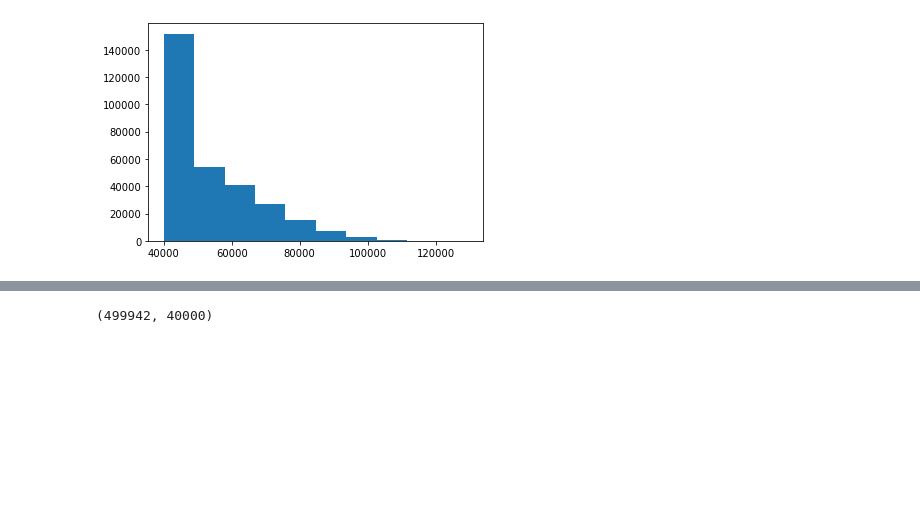
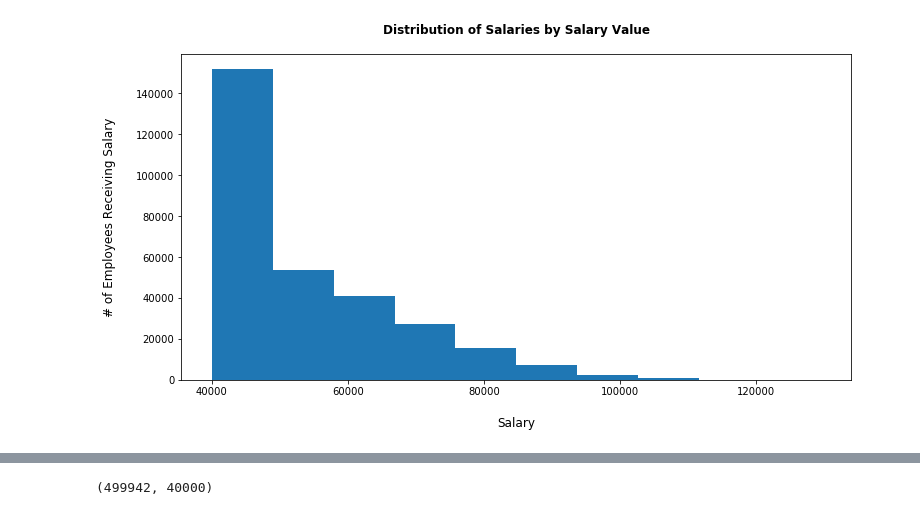
Before and after one commit to troypramsey/sql-challenge, a Jupyter notebook: EmployeeSQL/sql-bonus.ipynb, the cells around one changed output, grey strips where cells are left out. Drawn from its saved outputs; the diff is of its cells as text; code cells hidden in the pictures; blank space fills up the shorter version.

```diff
--- a/EmployeeSQL/sql-bonus.ipynb
+++ b/EmployeeSQL/sql-bonus.ipynb
@@ -15,12 +15,16 @@ salaries = engine.execute("SELECT * FROM salaries WHERE salary IS NOT NULL")
 salary_data = []
 for i in salaries:
     salary_data.append(i[1])
-# %%
-# Generating histogram of salary distribution
-plt.hist(salary_data)
-plt.show()
-# %% [output]
-[figure, removed]
+# %%
+# Generating histogram of salary distribution
+plt.figure(figsize=(12, 6))
+plt.hist(salary_data)
+plt.title('Distribution of Salaries by Salary Value', fontweight='bold', fontsize='large', pad=20)
+plt.xlabel('Salary', labelpad=20, fontsize='large')
+plt.ylabel('# of Employees Receiving Salary', labelpad=20, fontsize='large')
+plt.show()
+# %% [output]
+[figure, added]
 # %%
 # Querying salaries, employees, and titles tables
 titles = engine.execute("""SELECT titles.title, salary FROM salaries
```
Also changed, not shown: parts of 1 cell of this notebook.
